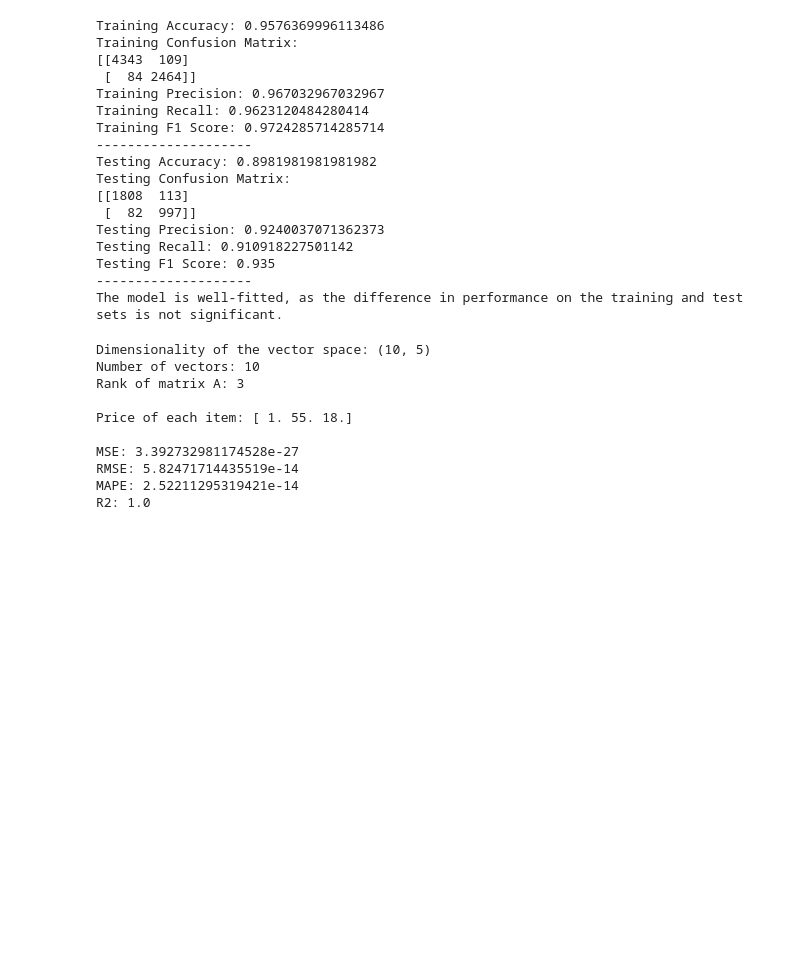
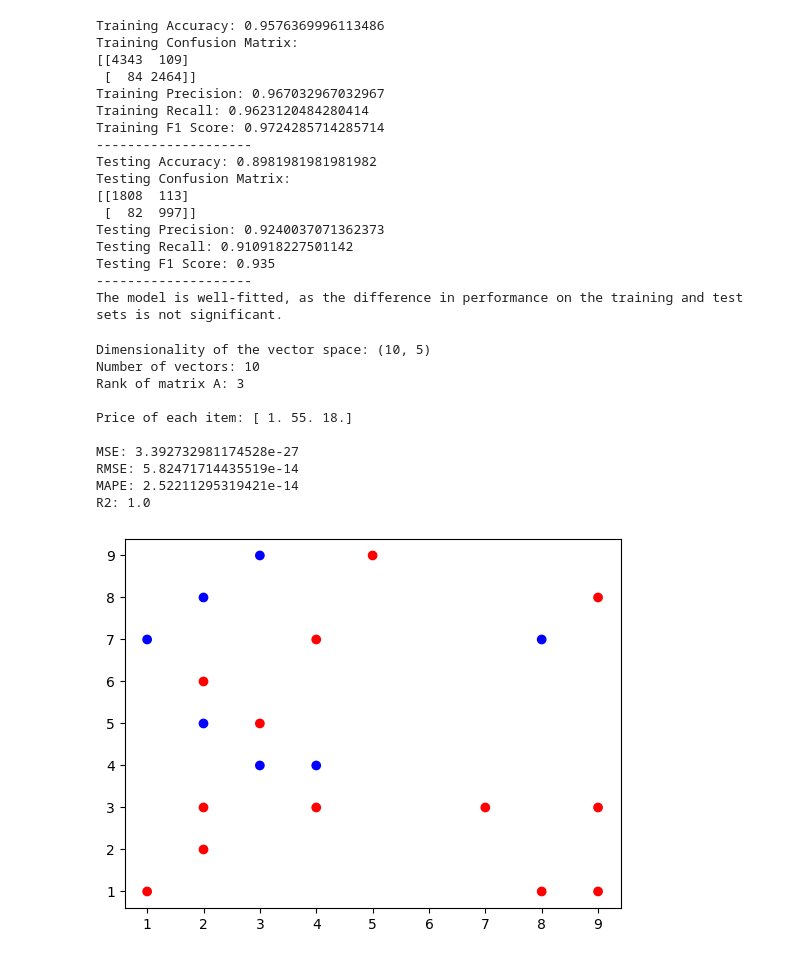
Before and after one commit to ajratnam/ML_LAB_24, a Jupyter notebook: Lab 04/Program.ipynb, the cells around one changed output. Drawn from its saved outputs; the diff is of its cells as text; code cells hidden in the pictures; blank space fills up the shorter version.

```diff
--- a/Lab 04/Program.ipynb
+++ b/Lab 04/Program.ipynb
@@ -158,3 +158,37 @@ MSE: 3.392732981174528e-27
 RMSE: 5.82471714435519e-14
 MAPE: 2.52211295319421e-14
 R2: 1.0
+# %%
+import matplotlib.pyplot as plt
+
+def generate_data(l, h, n, d):
+    """
+    Generates a synthetic dataset with two features (X, Y) and a binary class label.
+
+    Args:
+        l (int): The lower bound of the range for feature values.
+        h (int): The upper bound of the range for feature values.
+        n (int): The number of data points to generate.
+        d (int): The power of 10 to divide the feature values by (to scale them down).
+
+    Returns:
+        pandas.DataFrame: A DataFrame containing the generated data with columns 'X', 'Y', and 'Class'.
+    """
+    x_values = np.arange(l * 10 ** d, h * 10 ** d)
+    y_values = np.arange(l * 10 ** d, h * 10 ** d)
+    all_points = np.array(np.meshgrid(x_values, y_values)).T.reshape(-1, 2) / (10 ** d)
+    np.random.shuffle(all_points)
+    features = all_points[:n]
+    classes = np.random.randint(0, 2, (n, 1))
+
+    data = np.concatenate((features, classes), axis=1)
+    return pd.DataFrame(data, columns=['X', 'Y', 'Class'])
+
+
+color_map = {0: 'red', 1: 'blue'}
+train_df = generate_data(1, 10, 20, 0)
+
+plt.scatter(train_df['X'], train_df['Y'], c=train_df['Class'].map(color_map))
+plt.show()
+# %% [output]
+[figure, added]
```
Also changed, not shown: parts of 2 cells of this notebook.
